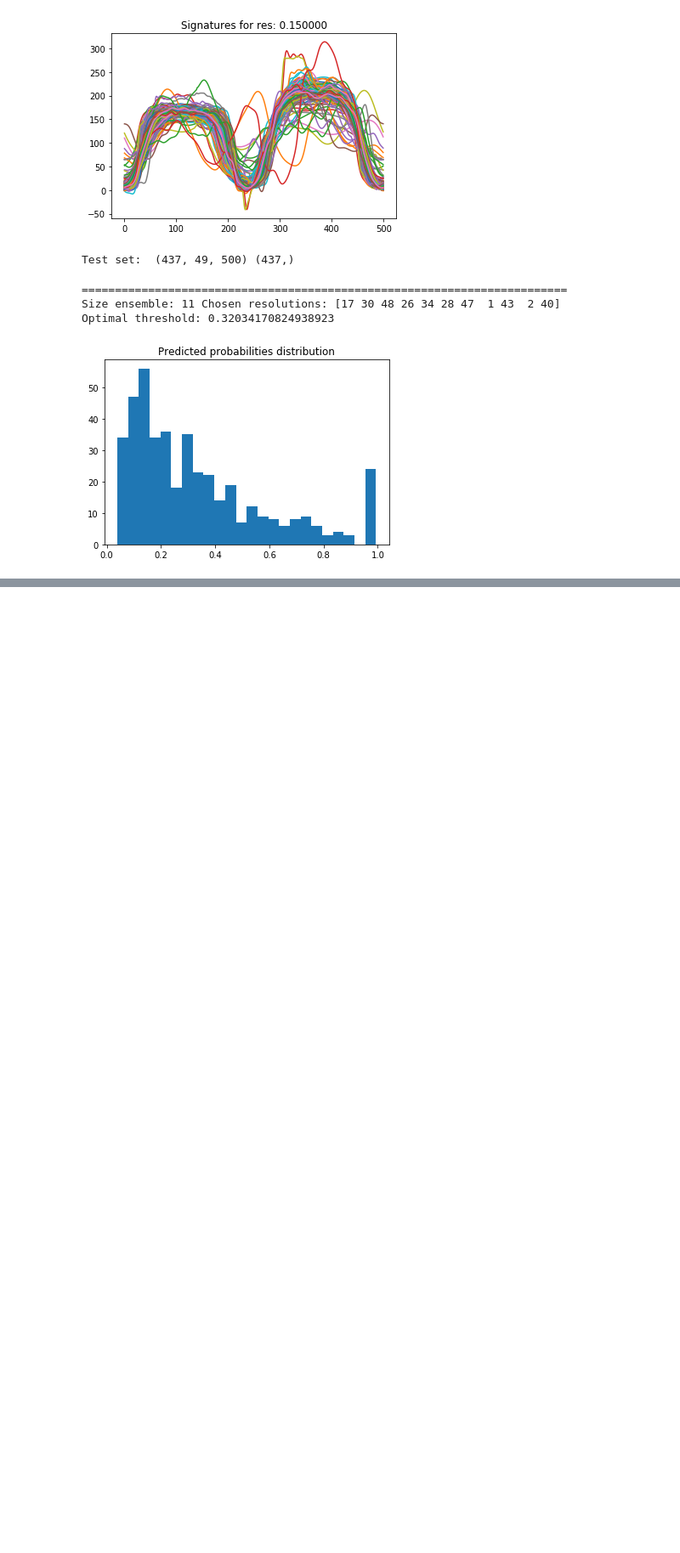
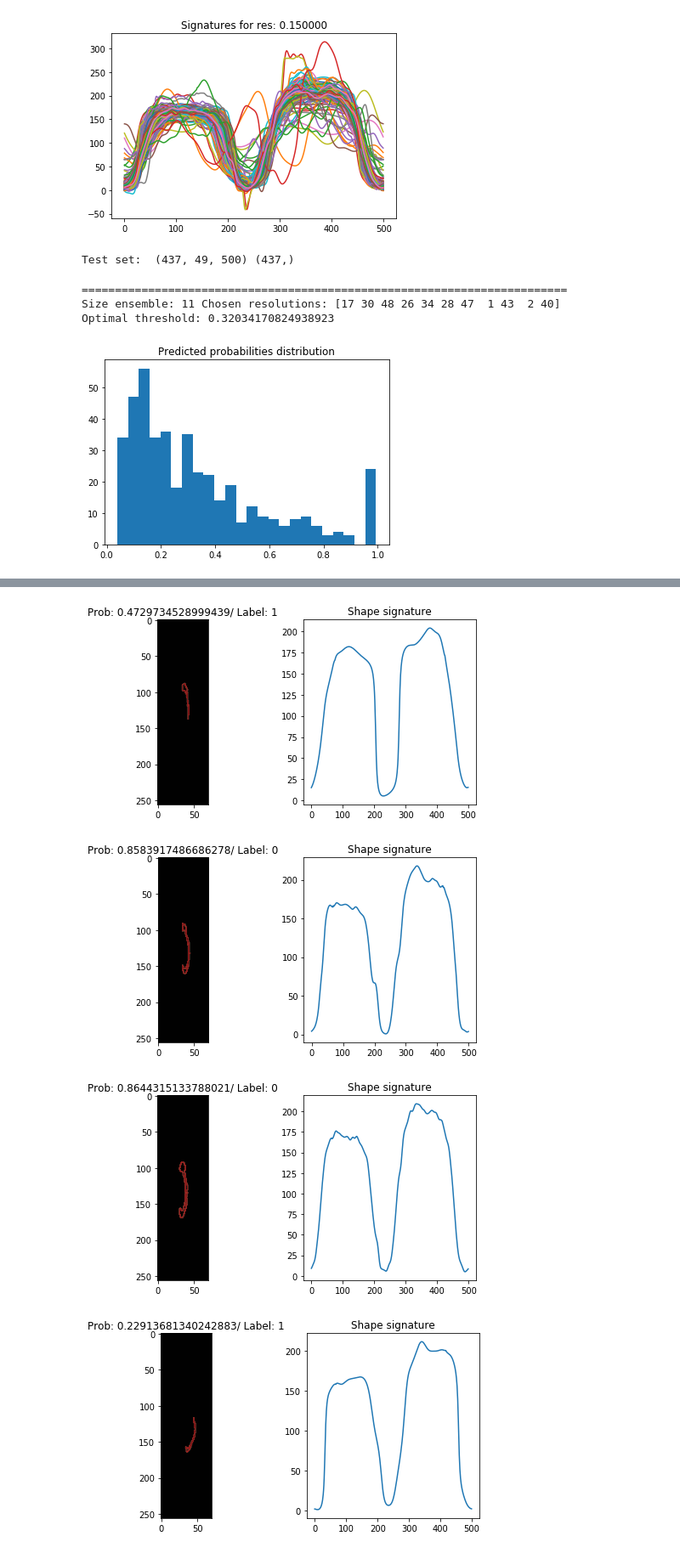
Before and after one commit to saramirthis/CC_seg_clas, a Jupyter notebook: test.ipynb, the cells around one changed output, grey strips where cells are left out. Shown at 85% size. Drawn from its saved outputs; the diff is of its cells as text; code cells hidden in the pictures; blank space fills up the shorter version.

```diff
--- a/test.ipynb
+++ b/test.ipynb
@@ -277,0 +336,11 @@ ROC Curve Teste:
+# %%
+prof_vec_test = prof_vec[:,df_conf.REG_EX]
+zipped = list(zip(dirs_all,prof_vec_test,y_pred_probs,Y_test))
+
+for i_err in np.random.choice(ind_err_rand[0],10):
+    ax.print_mask_img(zipped[i_err], mycmap)
+# %% [output]
+[figure, added]
+[figure, added]
+[figure, added]
+[figure, added]
```
Also changed, not shown: parts of 7 cells of this notebook.
